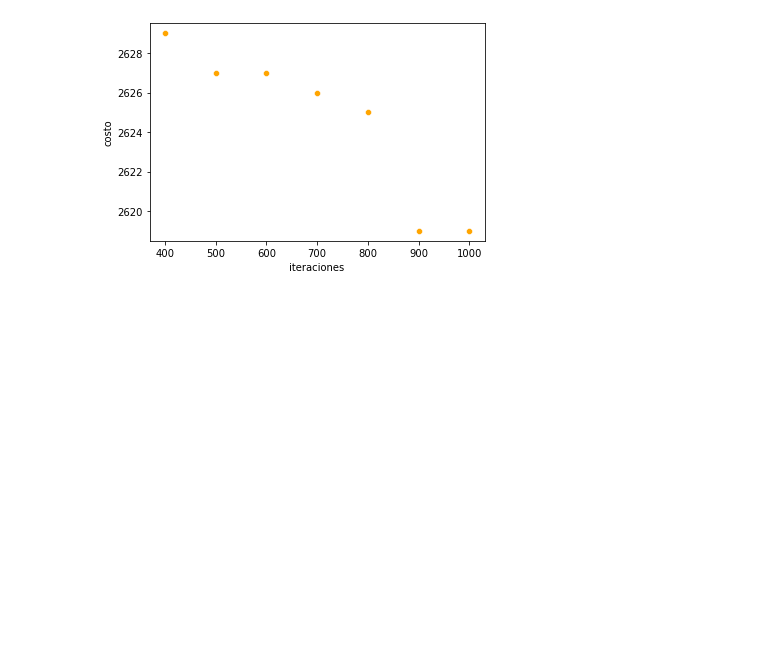
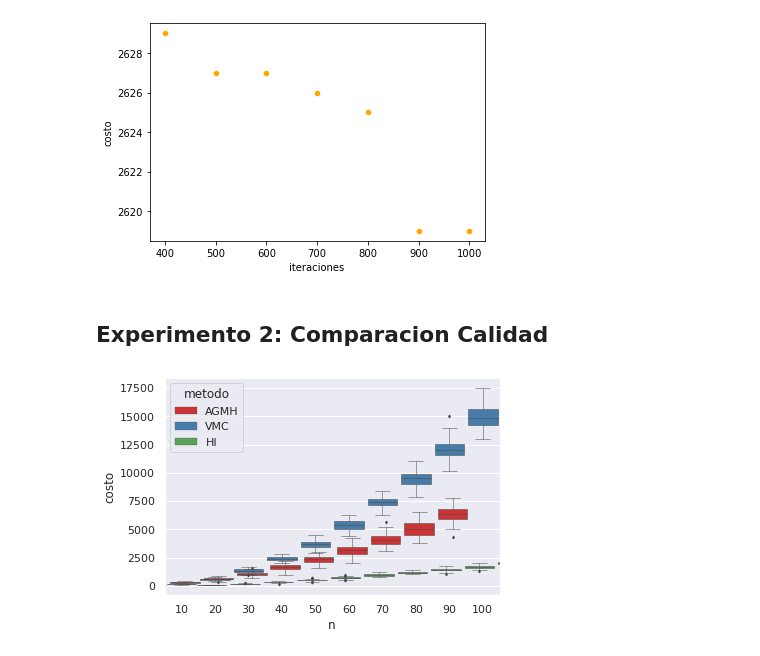
Before and after one commit to cmamani02/tp2_tspAlgo3, a Jupyter notebook: python/analisis.ipynb, the cells around one changed output. Drawn from its saved outputs; the diff is of its cells as text; code cells hidden in the pictures; blank space fills up the shorter version.

```diff
--- a/python/analisis.ipynb
+++ b/python/analisis.ipynb
@@ -105,3 +106,12 @@ df_variacion_iteraciones_TSE_AGM = df_resultados[(df_resultados["metodo"]=="TSE-
 fig = sns.scatterplot(data=df_variacion_iteraciones_TSE_AGM[(df_variacion_iteraciones_TSE_AGM["costo"] < 2640) & (df_variacion_iteraciones_TSE_AGM["costo"] > 2600)], x='iteraciones', y='costo', color='orange' );
 # %% [output]
 [figure]
+# %% [markdown]
+## Experimento 2: Comparacion Calidad
+# %%
+df_resultados = pd.read_csv("resultados/resultado-comparacion-calidad-2.csv");
+sns.set(style="darkgrid")
+sns.boxplot(x="n", y="costo", hue="metodo", data=df_resultados, palette="Set1", width=2.7,orient="v",fliersize=2,linewidth=0.5)
+plt.show()
+# %% [output]
+[figure, added]
```
Also changed, not shown: parts of 10 cells of this notebook.
